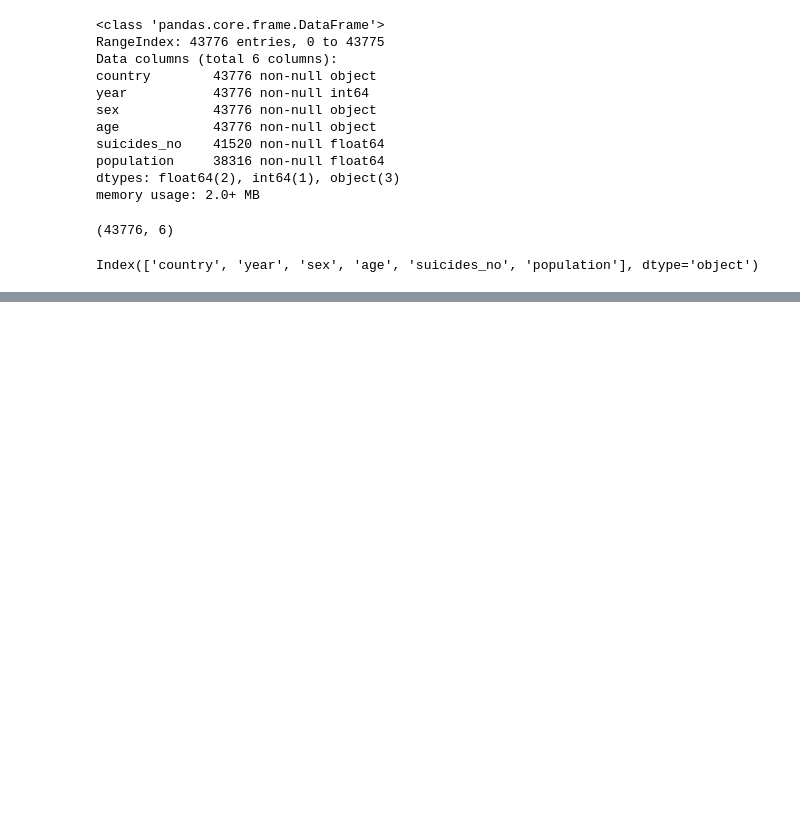
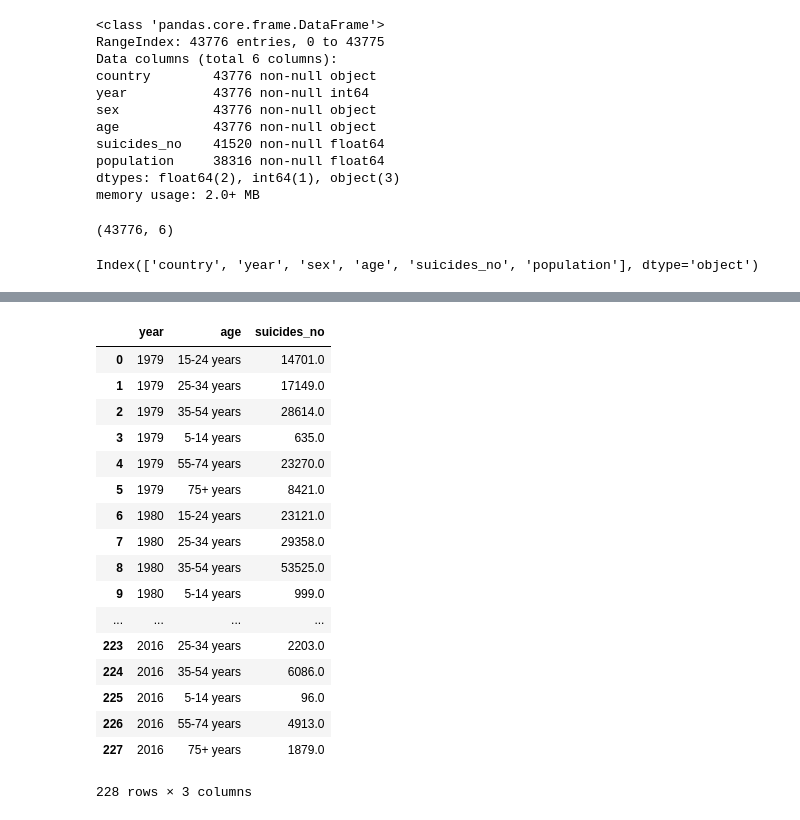
Before and after one commit to ArslanAliAwan/hnps, a Jupyter notebook: hnps.ipynb, the cells around one changed output, grey strips where cells are left out. Cells and saved outputs as stored; diff of their text form; code cells hidden in the pictures; blank space fills up the shorter version.

```diff
--- a/hnps.ipynb
+++ b/hnps.ipynb
@@ -72,0 +96,21 @@ ax = sns.catplot(x="sex", y="suicides_no",col='age', data=data, estimator=median
+# %%
+data.groupby(by=['year','age']).suicides_no.sum().reset_index()
+# %% [output]
+|  | year | age | suicides_no |
+| 0 | 1979 | 15-24 years | 14701.0 |
+| 1 | 1979 | 25-34 years | 17149.0 |
+| 2 | 1979 | 35-54 years | 28614.0 |
+| 3 | 1979 | 5-14 years | 635.0 |
+| 4 | 1979 | 55-74 years | 23270.0 |
+| 5 | 1979 | 75+ years | 8421.0 |
+| 6 | 1980 | 15-24 years | 23121.0 |
+| 7 | 1980 | 25-34 years | 29358.0 |
+| 8 | 1980 | 35-54 years | 53525.0 |
+| 9 | 1980 | 5-14 years | 999.0 |
+| ... | ... | ... | ... |
+| 223 | 2016 | 25-34 years | 2203.0 |
+| 224 | 2016 | 35-54 years | 6086.0 |
+| 225 | 2016 | 5-14 years | 96.0 |
+| 226 | 2016 | 55-74 years | 4913.0 |
+| 227 | 2016 | 75+ years | 1879.0 |
+228 rows × 3 columns
```
Also changed, not shown: parts of 9 cells of this notebook.
